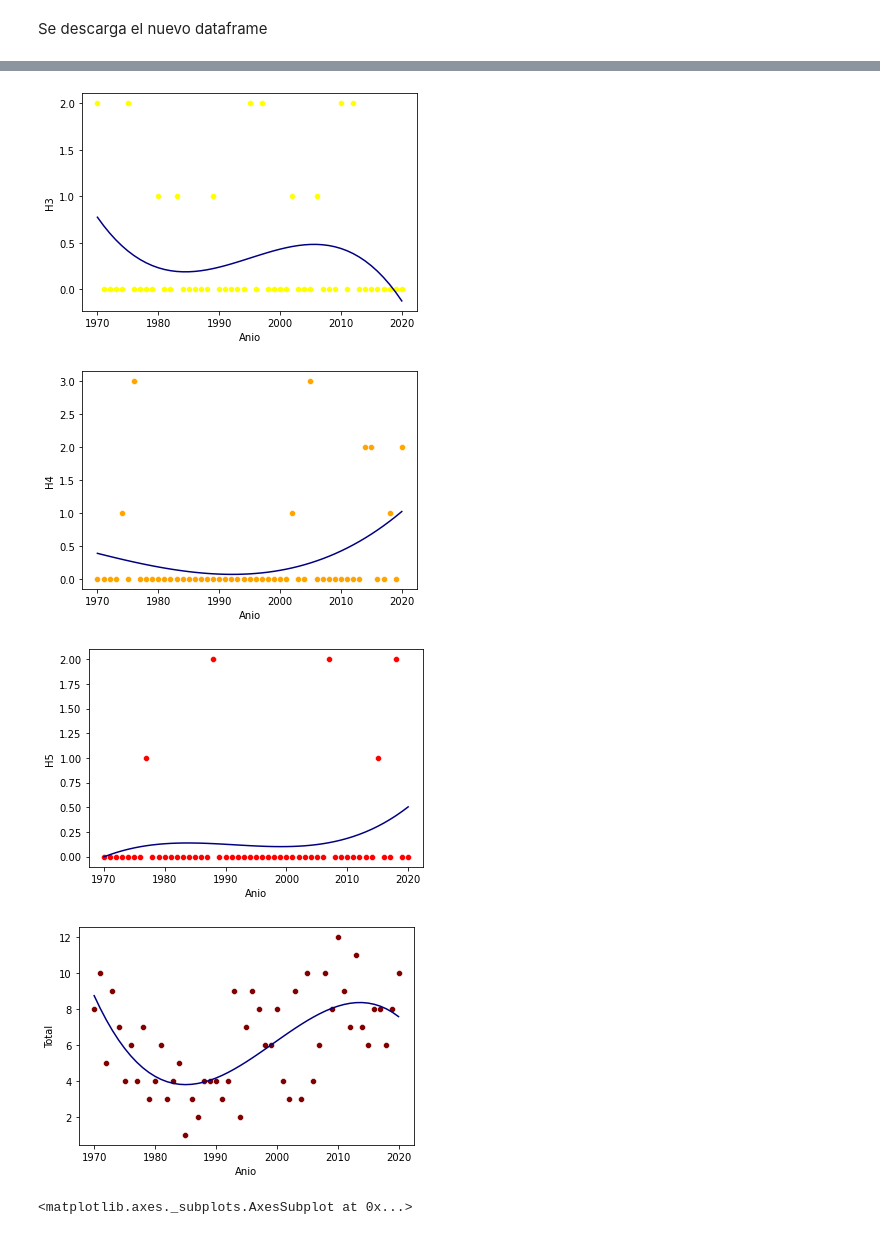
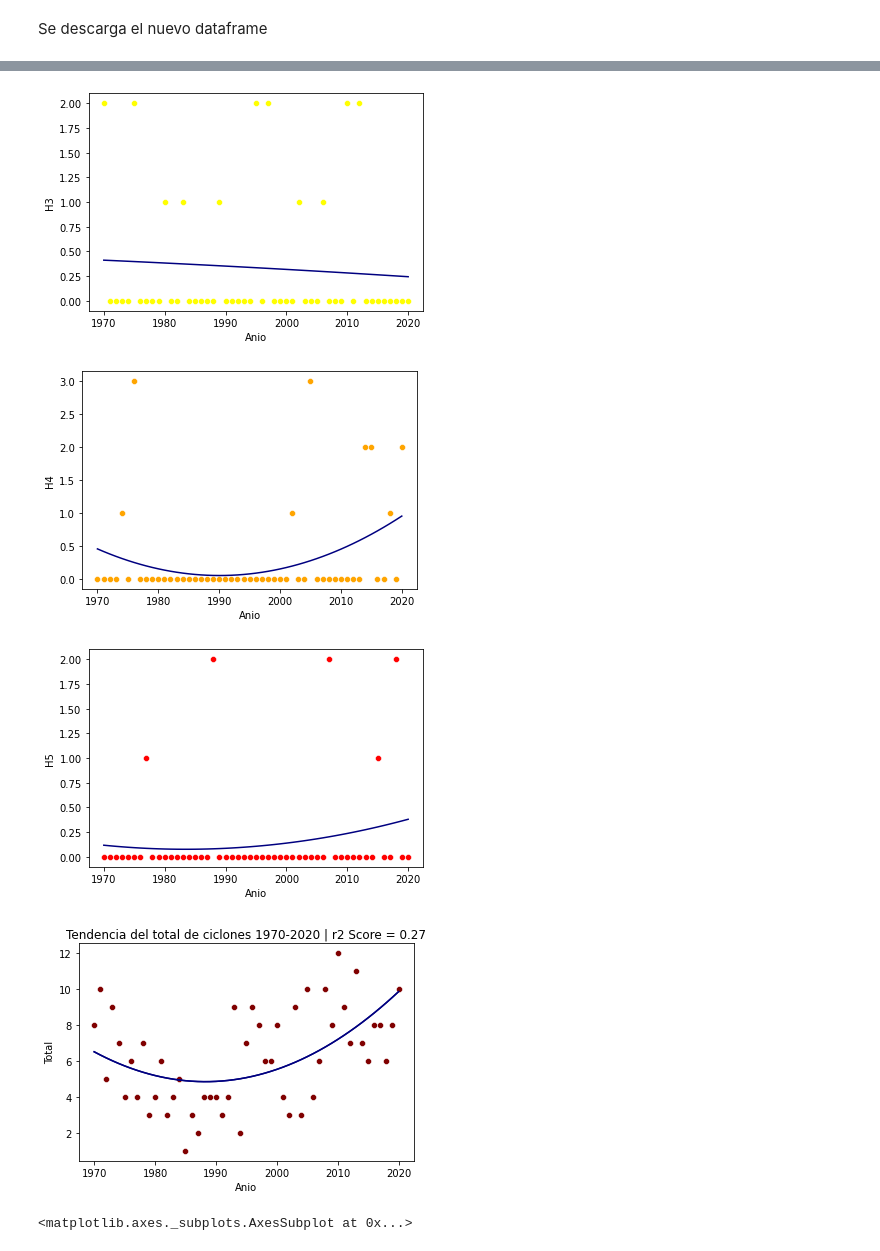
Before and after one commit to AdrianDiazGaxiola/Proyecto-Final, a Jupyter notebook: Ciclones.ipynb, the cells around one changed output, grey strips where cells are left out. Cells and saved outputs as stored; diff of their text form; code cells hidden in the pictures.

```diff
--- a/Ciclones.ipynb
+++ b/Ciclones.ipynb
@@ -462,7 +529,9 @@ for i in Cols:
   y = df3[i]
   regressor.fit(X, y)
   plt.figure()
+  plt.title("Ciclones categoría %s en México de 1970 a 2020" % i)
   sns.scatterplot(x = df3["Anio"], y = df3[i], color = colores[j])
+  plt.savefig("%s gráfica.jpg" % i, bbox_inches = 'tight')
   #sns.lmplot(x="Anio", y=i,data=df3, order=4)
   #sns.lineplot(df3["Anio"], regressor.predict(X), color = 'navy')
   j += 1
@@ -487,13 +556,17 @@ X = X.reshape(-1, 1)
 
 j = 0
 for i in Cols:
-  polynomial_features= PolynomialFeatures(degree=5)
-  x_poly = polynomial_features.fit_transform(X)
+  model = make_pipeline(PolynomialFeatures(2), LinearRegression())
   y = df3[i]
-  regressor.fit(x_poly, y)
+  model.fit(X, y)
   plt.figure()
   sns.scatterplot(x = df3["Anio"], y = df3[i], color = colores[j])
+  if (i == 'Total'):
+    coef = r2_score(y, model.predict(X))
+    plt.title("Tendencia del total de ciclones 1970-2020 | r2 Score = %.2f" % coef)
+    sns.lineplot(df3["Anio"], model.predict(X), color = 'navy')
+    plt.savefig("Tendencia Total gráfica.jpg", bbox_inches='tight')
   #sns.lmplot(x="Anio", y=i,data=df3, order=4)
-  sns.lineplot(df3["Anio"], regressor.predict(x_poly), color = 'navy')
+  sns.lineplot(df3["Anio"], model.predict(X), color = 'navy')
   j += 1
 # %% [output]
@@ -503,8 +576,8 @@ for i in Cols:
 [figure]
-[figure, old version]
+[figure, new version]
-[figure, old version]
+[figure, new version]
-[figure, old version]
+[figure, new version]
-[figure, old version]
+[figure, new version]
 # %%
 plt.figure()
 sns.lineplot(data=df3["TT"], color = "green")
```
Also changed, not shown: parts of 9 cells of this notebook.
